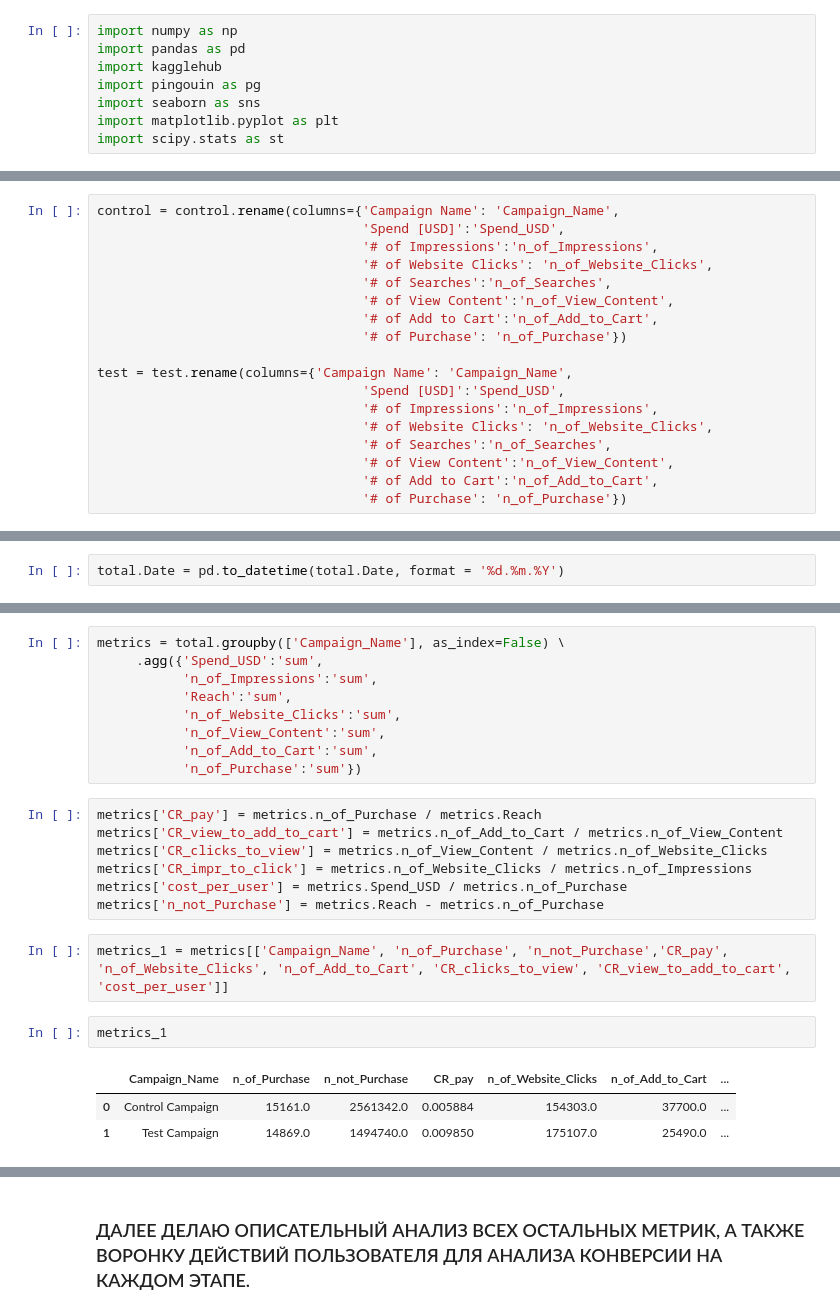
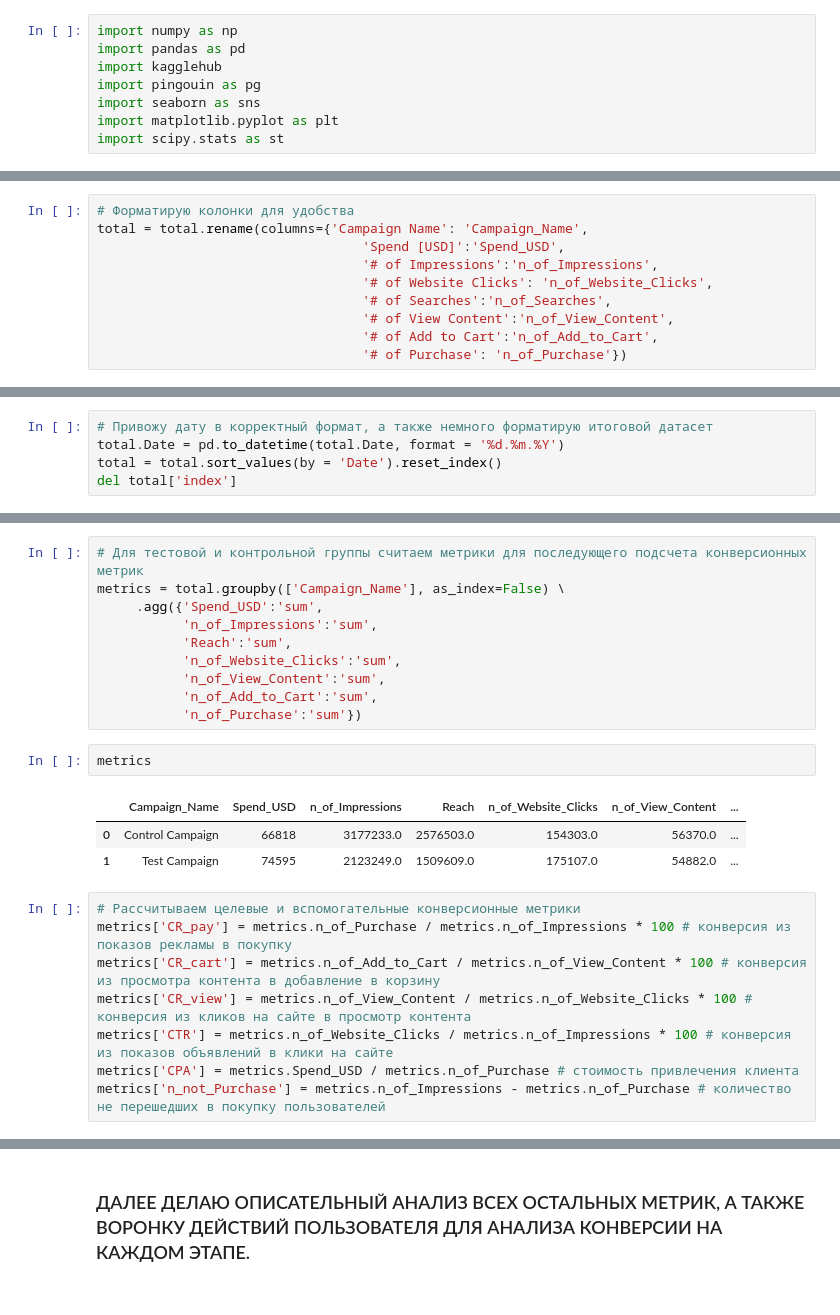
Before and after one commit to equi1p/A-B-test, a Jupyter notebook: ABTest.ipynb, the cells around one changed output, grey strips where cells are left out. Saved outputs shown, nothing was run; the diff lists cells and outputs as text.

```diff
--- a/ABTest.ipynb
+++ b/ABTest.ipynb
@@ -20,5 +69,6 @@ test = pd.read_csv(path + '/test_group.csv', sep=';')
 # %%
-control = control.rename(columns={'Campaign Name': 'Campaign_Name',
+# Форматирую колонки для удобства
+total = total.rename(columns={'Campaign Name': 'Campaign_Name',
                                   'Spend [USD]':'Spend_USD',
                                   '# of Impressions':'n_of_Impressions',
                                   '# of Website Clicks': 'n_of_Website_Clicks',
@@ -26,12 +76,3 @@ control = control.rename(columns={'Campaign Name': 'Campaign_Name',
                                   '# of View Content':'n_of_View_Content',
                                   '# of Add to Cart':'n_of_Add_to_Cart',
                                   '# of Purchase': 'n_of_Purchase'})
-
-test = test.rename(columns={'Campaign Name': 'Campaign_Name',
-                                  'Spend [USD]':'Spend_USD',
-                                  '# of Impressions':'n_of_Impressions',
-                                  '# of Website Clicks': 'n_of_Website_Clicks',
-                                  '# of Searches':'n_of_Searches',
-                                  '# of View Content':'n_of_View_Content',
-                                  '# of Add to Cart':'n_of_Add_to_Cart',
-                                  '# of Purchase': 'n_of_Purchase'})
@@ -40,3 +79,6 @@ total = pd.concat([control, test])
 # %%
+# Привожу дату в корректный формат, а также немного форматирую итоговой датасет
 total.Date = pd.to_datetime(total.Date, format = '%d.%m.%Y')
+total = total.sort_values(by = 'Date').reset_index()
+del total['index']
 # %%
@@ -63,4 +161,5 @@ del total['index']
 # %%
+# Для тестовой и контрольной группы считаем метрики для последующего подсчета конверсионных метрик
 metrics = total.groupby(['Campaign_Name'], as_index=False) \
      .agg({'Spend_USD':'sum',
            'n_of_Impressions':'sum',
@@ -69,18 +168,17 @@ metrics = total.groupby(['Campaign_Name'], as_index=False) \
            'n_of_View_Content':'sum',
            'n_of_Add_to_Cart':'sum',
            'n_of_Purchase':'sum'})
+# %%
+metrics
+# %% [output]
+|  | Campaign_Name | Spend_USD | n_of_Impressions | Reach | n_of_Website_Clicks | n_of_View_Content | ... |
+| 0 | Control Campaign | 66818 | 3177233.0 | 2576503.0 | 154303.0 | 56370.0 | ... |
+| 1 | Test Campaign | 74595 | 2123249.0 | 1509609.0 | 175107.0 | 54882.0 | ... |
 # %%
-metrics['CR_pay'] = metrics.n_of_Purchase / metrics.Reach
-metrics['CR_view_to_add_to_cart'] = metrics.n_of_Add_to_Cart / metrics.n_of_View_Content
-metrics['CR_clicks_to_view'] = metrics.n_of_View_Content / metrics.n_of_Website_Clicks
-metrics['CR_impr_to_click'] = metrics.n_of_Website_Clicks / metrics.n_of_Impressions
-metrics['cost_per_user'] = metrics.Spend_USD / metrics.n_of_Purchase
-metrics['n_not_Purchase'] = metrics.Reach - metrics.n_of_Purchase
+# Рассчитываем целевые и вспомогательные конверсионные метрики
+metrics['CR_pay'] = metrics.n_of_Purchase / metrics.n_of_Impressions * 100 # конверсия из показов рекламы в покупку
+metrics['CR_cart'] = metrics.n_of_Add_to_Cart / metrics.n_of_View_Content * 100 # конверсия из просмотра контента в добавление в корзину
+metrics['CR_view'] = metrics.n_of_View_Content / metrics.n_of_Website_Clicks * 100 # конверсия из кликов на сайте в просмотр контента
+metrics['CTR'] = metrics.n_of_Website_Clicks / metrics.n_of_Impressions * 100 # конверсия из показов объявлений в клики на сайте
+metrics['CPA'] = metrics.Spend_USD / metrics.n_of_Purchase # стоимость привлечения клиента
+metrics['n_not_Purchase'] = metrics.n_of_Impressions - metrics.n_of_Purchase # количество не перешедших в покупку пользователей
-# %%
-metrics_1 = metrics[['Campaign_Name', 'n_of_Purchase', 'n_not_Purchase','CR_pay', 'n_of_Website_Clicks', 'n_of_Add_to_Cart', 'CR_clicks_to_view', 'CR_view_to_add_to_cart', 'cost_per_user']]
-# %%
-metrics_1
-# %% [output]
-|  | Campaign_Name | n_of_Purchase | n_not_Purchase | CR_pay | n_of_Website_Clicks | n_of_Add_to_Cart | ... |
-| 0 | Control Campaign | 15161.0 | 2561342.0 | 0.005884 | 154303.0 | 37700.0 | ... |
-| 1 | Test Campaign | 14869.0 | 1494740.0 | 0.009850 | 175107.0 | 25490.0 | ... |
```
Also changed, not shown: parts of 52 cells of this notebook.
